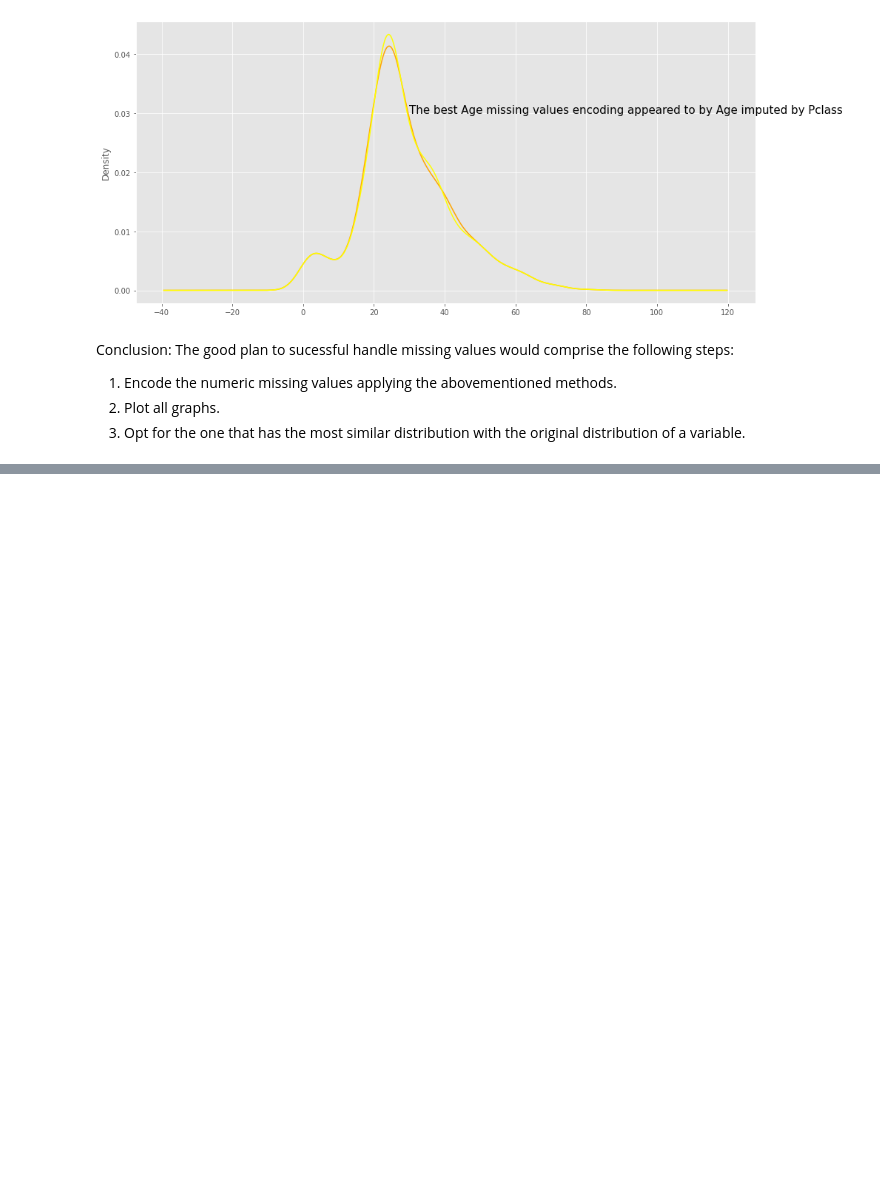
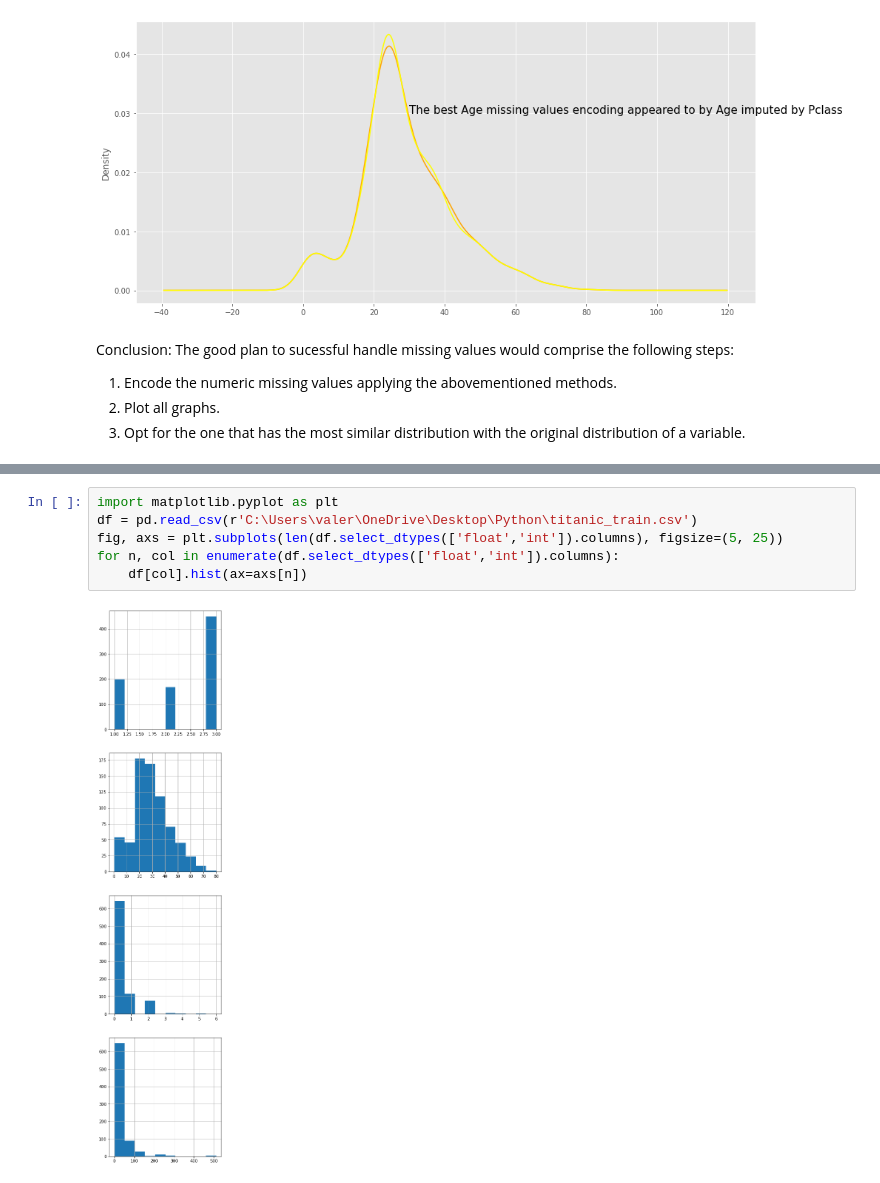
Before and after one commit to valera2042/Data-Cleaning-Missing-values, a Jupyter notebook: Data cleaning _ Missing values.ipynb, the cells around one changed output, grey strips where cells are left out. Drawn from its saved outputs; the diff is of its cells as text; blank space fills up the shorter version.

```diff
--- a/Data cleaning _ Missing values.ipynb
+++ b/Data cleaning _ Missing values.ipynb
@@ -523,0 +692,8 @@ The good plan to sucessful handle missing values would comprise the following st
+# %%
+import matplotlib.pyplot as plt
+df = pd.read_csv(r'C:\Users\valer\OneDrive\Desktop\Python\titanic_train.csv')
+fig, axs = plt.subplots(len(df.select_dtypes(['float','int']).columns), figsize=(5, 25))
+for n, col in enumerate(df.select_dtypes(['float','int']).columns):
+    df[col].hist(ax=axs[n])
+# %% [output]
+[figure, added]
```
Also changed, not shown: parts of 30 cells of this notebook.
